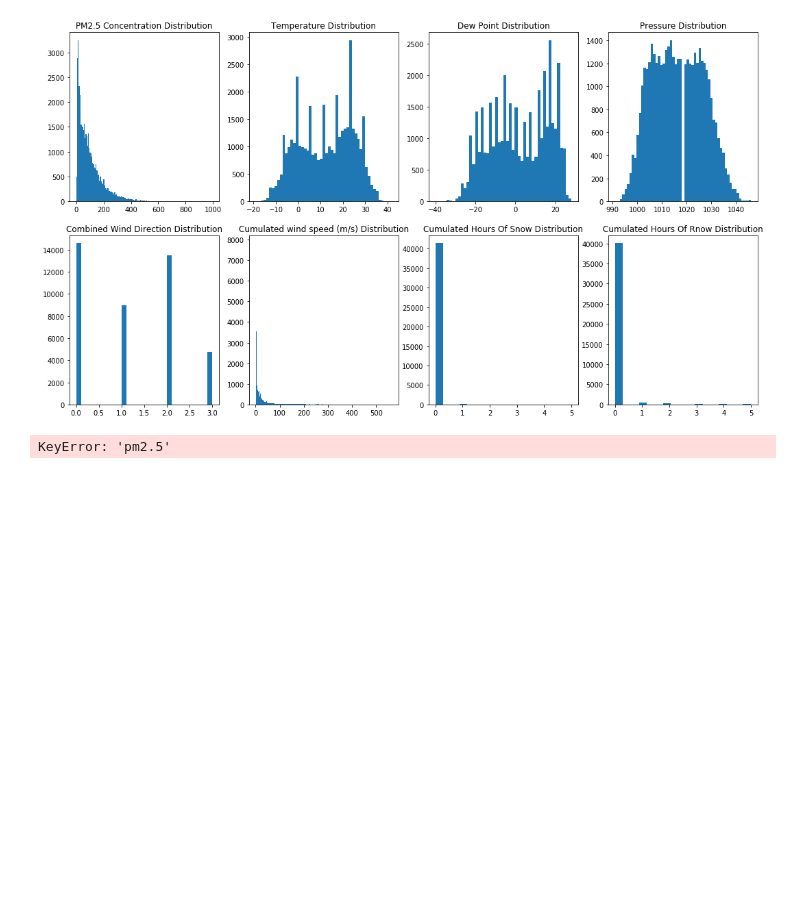
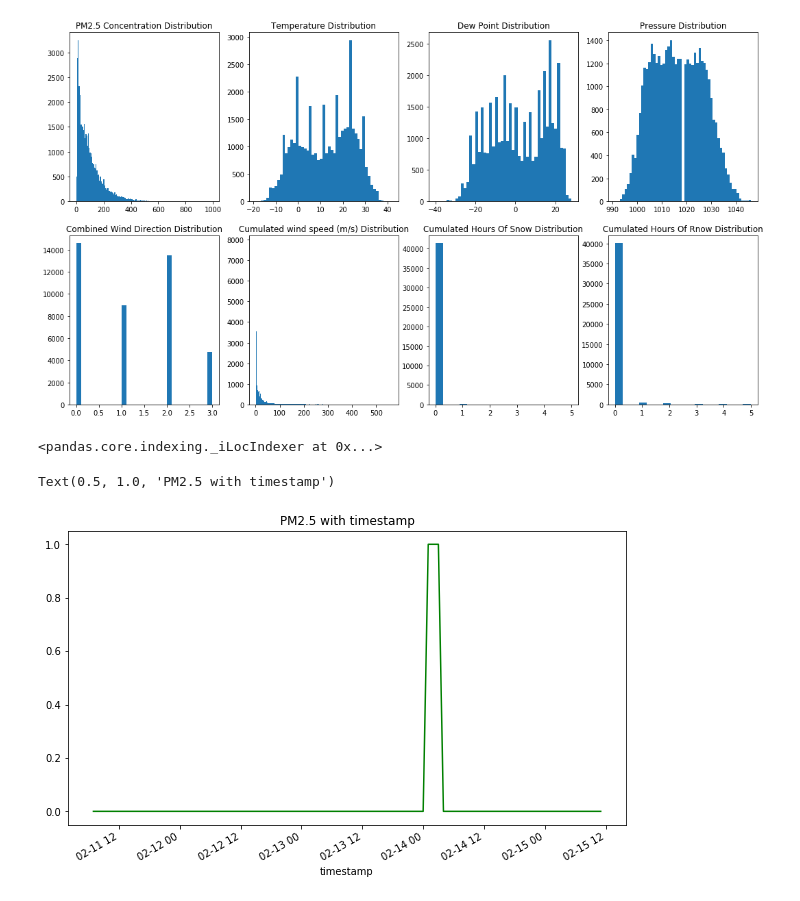
Before and after one commit to vincentsun870530/COMP432_Anomaly_Detection, a Jupyter notebook: comp432.ipynb, the cells around one changed output. Drawn from its saved outputs; the diff is of its cells as text; code cells hidden in the pictures; blank space fills up the shorter version.

Commit message:
update encoder

```diff
--- a/comp432.ipynb
+++ b/comp432.ipynb
@@ -134,11 +112,0 @@ def encode_numeric_zscore(df, name, mean=None, sd=None):
-# %%
-encode_numeric_zscore(newdata, 'pm2.5')
-encode_numeric_zscore(newdata, 'TEMP')
-encode_numeric_zscore(newdata, 'DEWP')
-encode_numeric_zscore(newdata, 'PRES')
-encode_numeric_zscore(newdata, 'cbwd')
-encode_numeric_zscore(newdata, 'Iws')
-encode_numeric_zscore(newdata, 'Is')
-encode_numeric_zscore(newdata, 'Ir')
-# %% [output]
-KeyError: 'pm2.5'
@@ -145,2 +117,17 @@ KeyError: 'pm2.5'
+# %%
+newdata = newdata.assign(anom=pd.Series(np.zeros(len(newdata), dtype=np.int)).values)
 # %%
-df_normal = newdata.iloc[:30000, :]
+df25 = newdata.iloc[:, 0]
+# %%
+df25_column = df25 - df25.rolling(5).mean()/df25.rolling(5).mean()
+df25_column.iloc
+# %% [output]
+<pandas.core.indexing._iLocIndexer at 0x...>
+# %%
+newdata.loc[df25_column > 3, 'anom'] = 1
+# %%
+newdata.iloc[900:1000, :]['anom'].plot(kind='line',color='green')
+plt.title("PM2.5 with timestamp")
+# %% [output]
+Text(0.5, 1.0, 'PM2.5 with timestamp')
+[figure, added]
```
Also changed, not shown: parts of 21 cells of this notebook, 1 other file.
